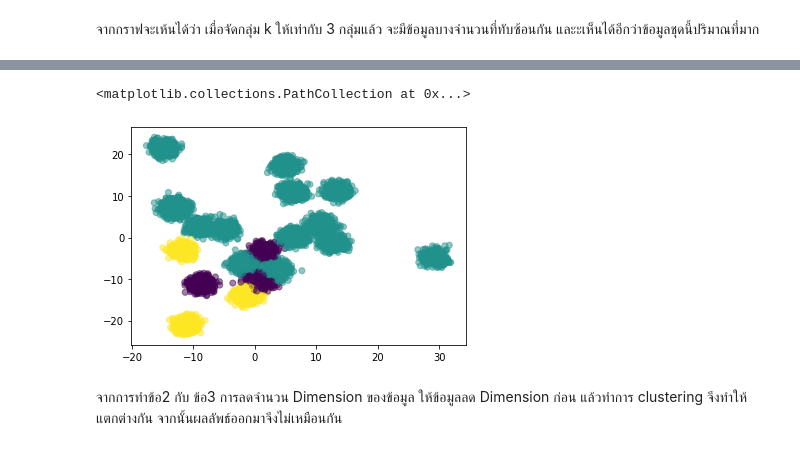
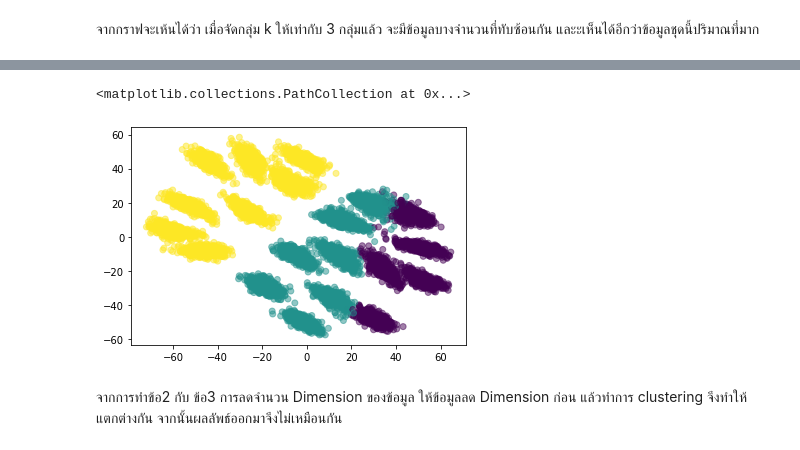
Before and after one commit to Kanyarat-S/multivariate, a Jupyter notebook: Multivariate_Exam.ipynb, the cells around one changed output, grey strips where cells are left out. Cells and saved outputs as stored; diff of their text form; code cells hidden in the pictures.

```diff
--- a/Multivariate_Exam.ipynb
+++ b/Multivariate_Exam.ipynb
@@ -226,4 +234,4 @@ from sklearn.manifold import MDS
 # %%
 mds = MDS(n_components=2)
 # %%
-new_mds = mds.fit_transform(newdata.to_numpy())
+new_mds = mds.fit_transform(Data)
@@ -236,11 +252,11 @@ new_mds
 # %%
 kmeans2 = KMeans(n_clusters = 3,random_state=2021)
-kmeans2.fit(newdata)
-q = kmeans2.predict(newdata)
+kmeans2.fit(Data)
+q = kmeans2.predict(Data)
 # %%
-plt.scatter(new_pca2[:,0],new_pca2[:,1],c=q,alpha=0.5)
+plt.scatter(new_mds[:,0],new_mds[:,1],c=q,alpha=0.5)
 # %% [output]
 <matplotlib.collections.PathCollection at 0x...>
-[figure, old version]
+[figure, new version]
 # %% [markdown]
 จากการทำข้อ2 กับ ข้อ3 การลดจำนวน Dimension ของข้อมูล ให้ข้อมูลลด Dimension ก่อน แล้วทำการ clustering จึงทำให้แตกต่างกัน จากนั้นผลลัพธ์ออกมาจึงไม่เหมือนกัน
```
Also changed, not shown: parts of 15 cells of this notebook.
